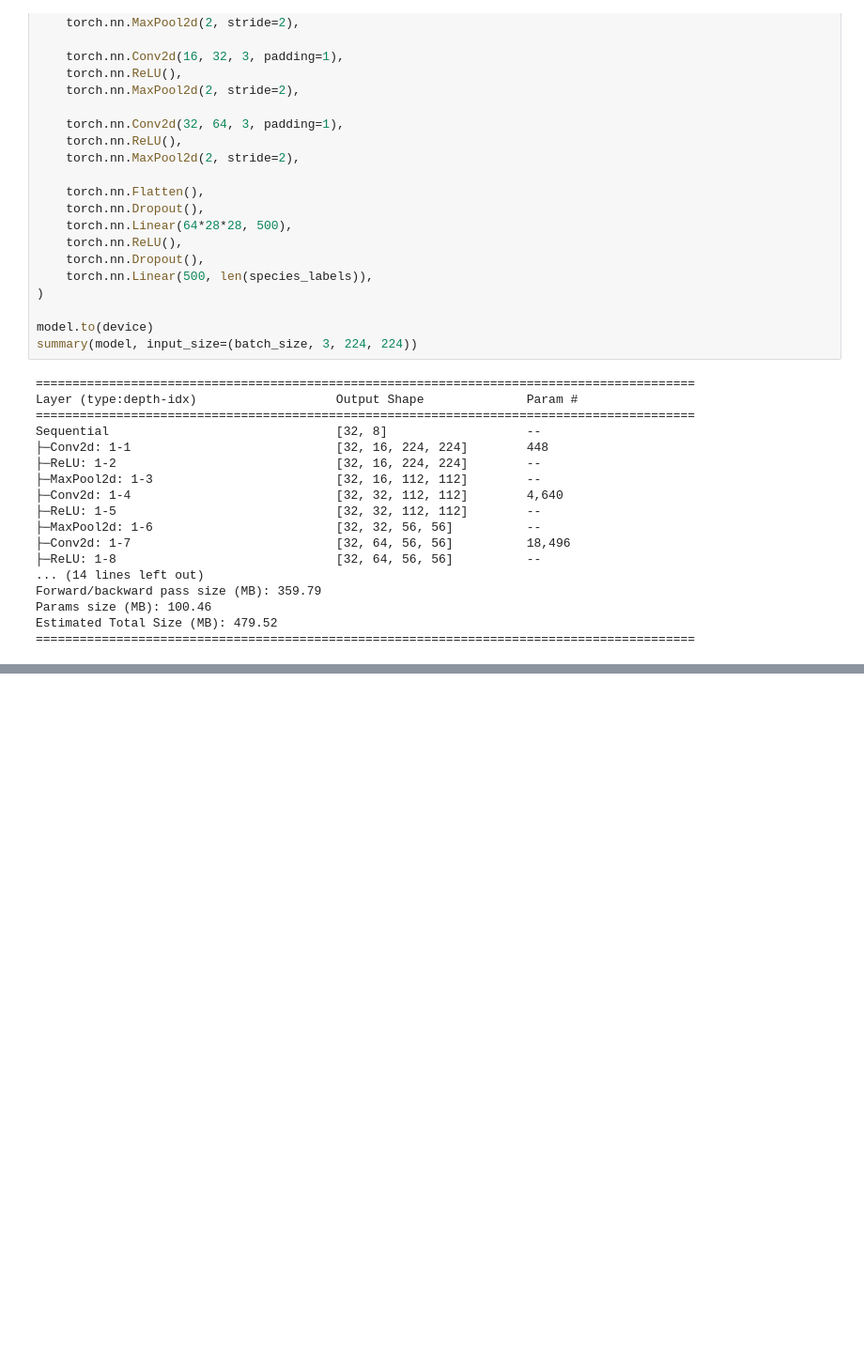
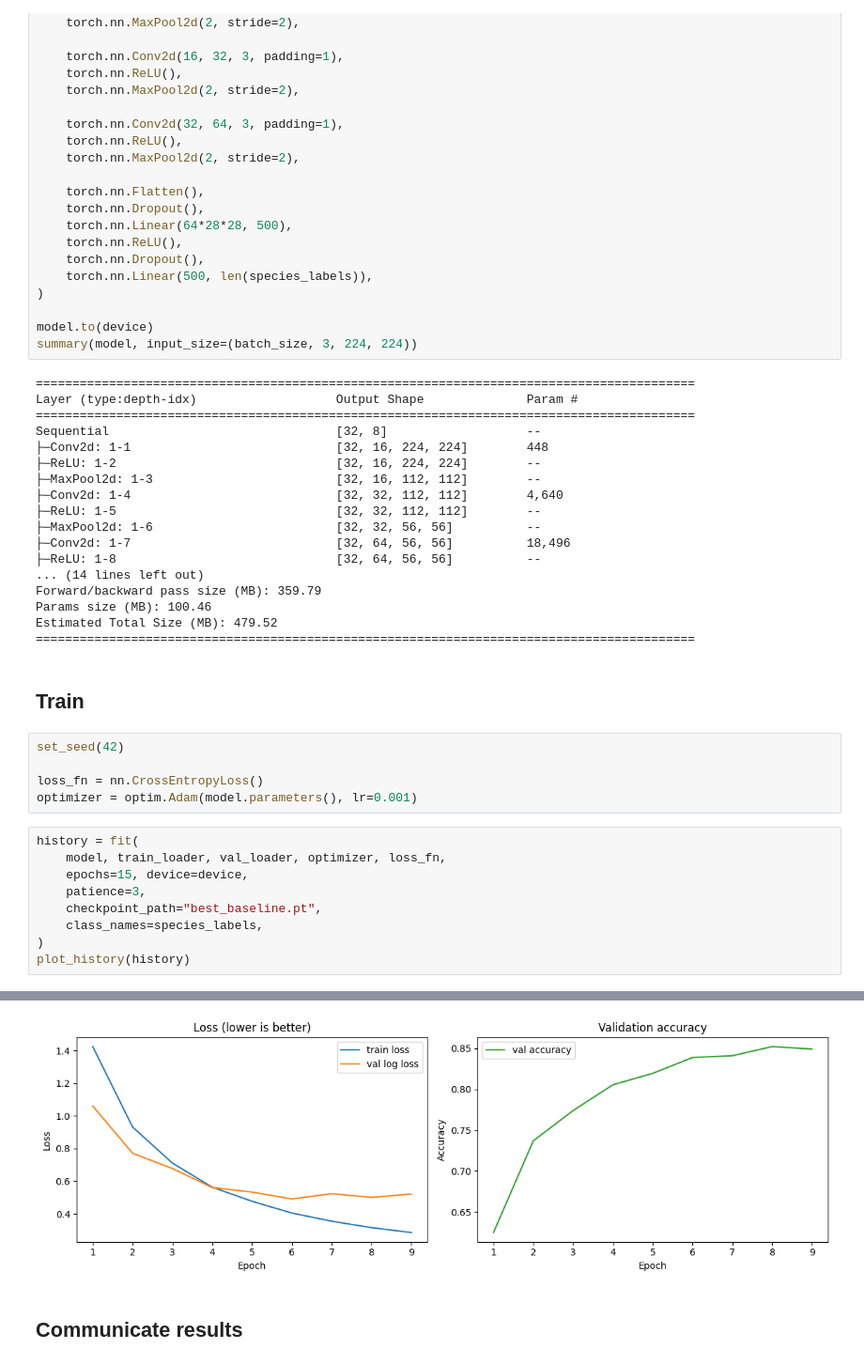
Before and after one commit to amuhammed005/conservision-wildlife-classifier, a Jupyter notebook: conservision-wildlife-classifier.ipynb, the cells around one changed output, grey strips where cells are left out. Shown at 94% size. Saved outputs shown, nothing was run; the diff lists cells and outputs as text; blank space fills up the shorter version.

Commit message:
Kaggle Notebook | Conser-vision Practice Area: Image Classification | Version 3

```diff
--- a/conservision-wildlife-classifier.ipynb
+++ b/conservision-wildlife-classifier.ipynb
@@ -316,3 +694,20 @@ Forward/backward pass size (MB): 359.79
 Params size (MB): 100.46
 Estimated Total Size (MB): 479.52
 ==========================================================================================
+# %% [markdown]
+## Train
+# %%
+set_seed(42)
+
+loss_fn = nn.CrossEntropyLoss()
+optimizer = optim.Adam(model.parameters(), lr=0.001)
+# %%
+history = fit(
+    model, train_loader, val_loader, optimizer, loss_fn,
+    epochs=15, device=device,
+    patience=3,
+    checkpoint_path="best_baseline.pt",
+    class_names=species_labels,
+)
+plot_history(history)
+# %% [output]
@@ -318,0 +725,3 @@ Estimated Total Size (MB): 479.52
+[figure, added]
+# %% [markdown]
+## Communicate results
```
Also changed, not shown: parts of 13 cells of this notebook.
